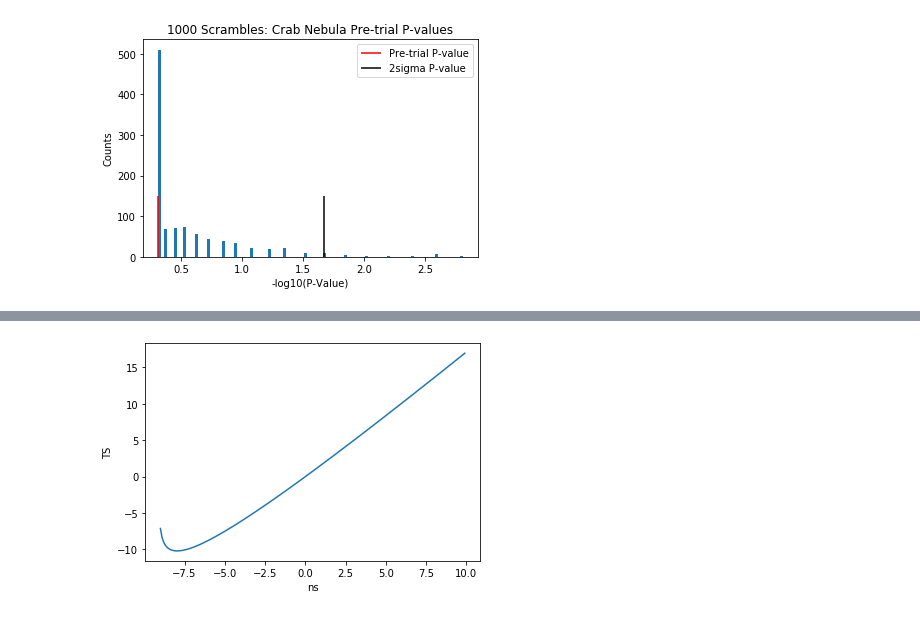
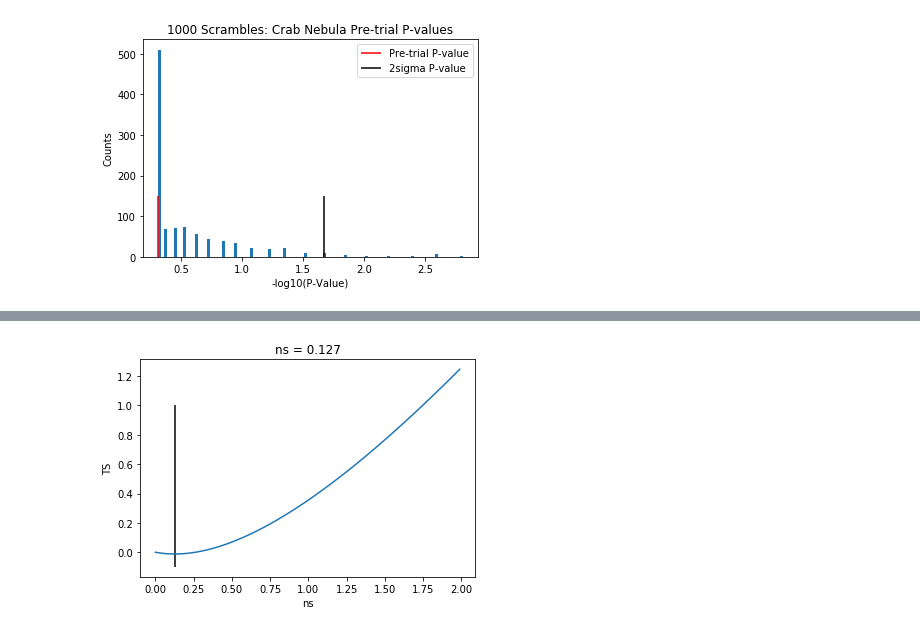
Before and after one commit to MACampana/IceCube_Intro, a Jupyter notebook: IntroAnalyses.ipynb, the cells around one changed output, grey strips where cells are left out. Saved outputs shown, nothing was run; the diff lists cells and outputs as text; code cells hidden in the pictures.

Commit message:
Updated Energy. Prelim Grid search. Issues Present with E-dists.

```diff
--- a/IntroAnalyses.ipynb
+++ b/IntroAnalyses.ipynb
@@ -374,7 +375,7 @@ class Singe_Source_Energy_Dists:
         MC_e_func = RectBivariateSpline(xedges[:-1], yedges[:-1], np.transpose(H))
         MC_e = MC_e_func.ev(self.dlogE, np.sin(self.ddec))
 
-        return MC_e
+        return MC_e, MC_e_func
 
     def data_energy_dist(self):
 
@@ -386,7 +387,7 @@ class Singe_Source_Energy_Dists:
         data_e_func = RectBivariateSpline(xedges[:-1], yedges[:-1], np.transpose(H))
         data_e = data_e_func.ev(self.dlogE, np.sin(self.ddec))
 
-        return data_e
+        return data_e, data_e_func
 
 
 class Single_Source_TestStatistic:
@@ -675,7 +679,7 @@ maxDelDec_choice = np.radians(2.5)
 print(np.degrees(hp.nside2resol(nside_choice)))
 
 #Number of scrambles------------------------------------
-num_trials = 100
+num_trials = 500
 
 #For Crab Nebula------------------------------------------
 cnpix = hp.ang2pix(nside_choice, np.pi/2 - np.radians(22.01), np.radians(83.63))
@@ -686,13 +690,16 @@ sig_count_adjust = True
 
 #***UNBINNED LLH******---------------------------------------
 #GC Coords in radians
-GC_dec = np.array([-0.506])
-GC_ra = np.array([4.650])
+GC_dec = -0.506
+GC_ra = 4.650
 # %% [output]
 1.8322594196359498
 # %%
 #Energy distributions dont change with scrambling of RA
 
 Get_E_dists = Singe_Source_Energy_Dists(MC_trueE, MC_trueDEC, MC_ow, Data_logE, Data_DEC)
-S_e = Get_E_dists.MC_energy_dist()
-B_e = Get_E_dists.data_energy_dist()
+S_e, S_e_func = Get_E_dists.MC_energy_dist()
+B_e, B_e_func = Get_E_dists.data_energy_dist()
+
+#The *_e is a 1D array for each event, using *_func.ev(x,y)
+#The function itself can be called *_func(x,y) to return a 2D array evaluated at each x and y position
@@ -1004,12 +1060,13 @@ ValueError: zero-size array to reduction operation minimum which has no identity
 # %%
-nss = np.arange(-10,10,.1)
+nss = np.arange(0,2,.01)
 ys = []
 for ns in nss:
     ys.append(Do_TS_Calcs.calc_TS(ns))
 plt.plot(nss, ys)
+plt.vlines(bf_ns,-.1,1)
 plt.xlabel('ns')
 plt.ylabel('TS')
-#plt.title('Data TS as Function of ns')
+plt.title('ns = {}'.format(np.round(bf_ns,3)))
 plt.show()
 # %% [output]
-[figure, old version]
+[figure, new version]
```
Also changed, not shown: parts of 14 cells of this notebook.
